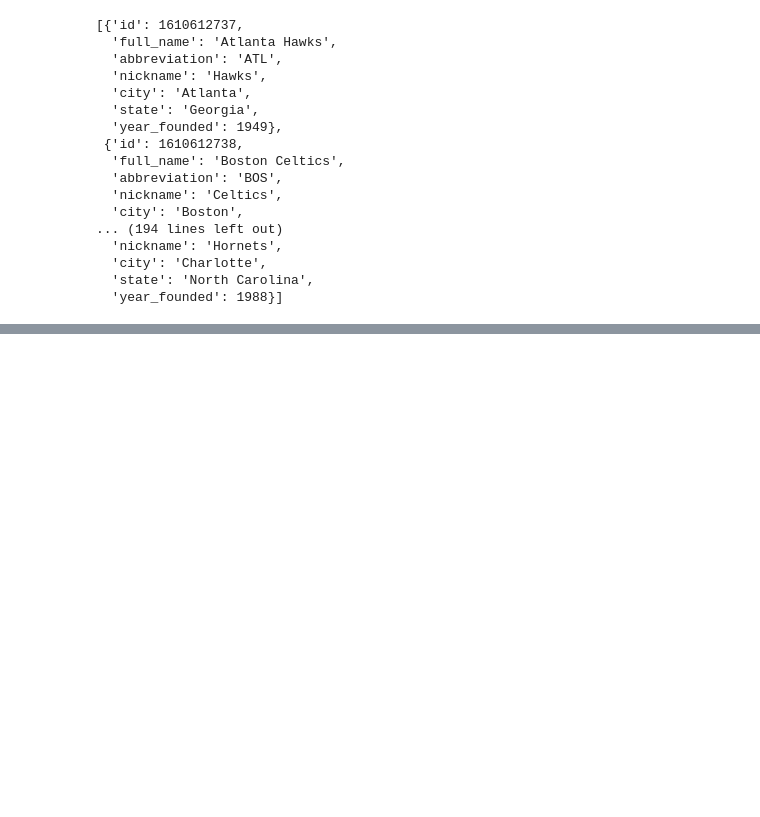
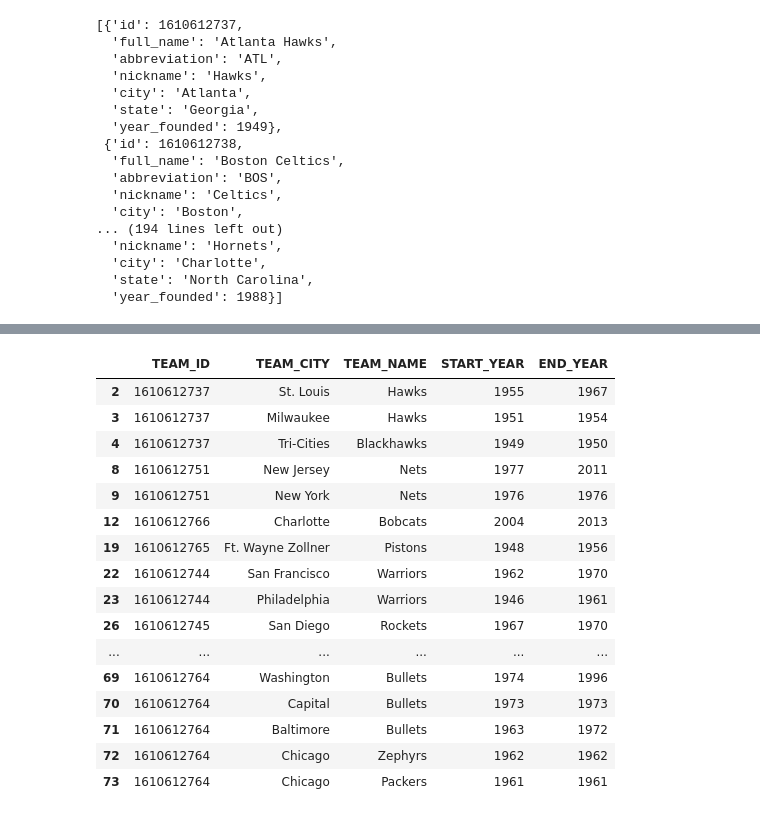
Before and after one commit to arongu321/Basketify_SBX, a Jupyter notebook: test_server/pull_data_scripts/test.ipynb, the cells around one changed output, grey strips where cells are left out. Cells and saved outputs as stored; diff of their text form; code cells hidden in the pictures; blank space fills up the shorter version.

```diff
--- a/test_server/pull_data_scripts/test.ipynb
+++ b/test_server/pull_data_scripts/test.ipynb
@@ -103,0 +75,27 @@ UnboundLocalError: cannot access local variable 'game_finder' where it is not as
+# %%
+# Get full franchise data
+franchise_df = FranchiseHistory().get_data_frames()[0]
+
+# Filter defunct teams (teams with END_YEAR before present)
+defunct_teams = franchise_df[franchise_df['END_YEAR'] != '2024']  # or use current year dynamically
+
+# Display
+defunct_teams[['TEAM_ID', 'TEAM_CITY', 'TEAM_NAME', 'START_YEAR', 'END_YEAR']]
+# %% [output]
+|  | TEAM_ID | TEAM_CITY | TEAM_NAME | START_YEAR | END_YEAR |
+| 2 | 1610612737 | St. Louis | Hawks | 1955 | 1967 |
+| 3 | 1610612737 | Milwaukee | Hawks | 1951 | 1954 |
+| 4 | 1610612737 | Tri-Cities | Blackhawks | 1949 | 1950 |
+| 8 | 1610612751 | New Jersey | Nets | 1977 | 2011 |
+| 9 | 1610612751 | New York | Nets | 1976 | 1976 |
+| 12 | 1610612766 | Charlotte | Bobcats | 2004 | 2013 |
+| 19 | 1610612765 | Ft. Wayne Zollner | Pistons | 1948 | 1956 |
+| 22 | 1610612744 | San Francisco | Warriors | 1962 | 1970 |
+| 23 | 1610612744 | Philadelphia | Warriors | 1946 | 1961 |
+| 26 | 1610612745 | San Diego | Rockets | 1967 | 1970 |
+| ... | ... | ... | ... | ... | ... |
+| 69 | 1610612764 | Washington | Bullets | 1974 | 1996 |
+| 70 | 1610612764 | Capital | Bullets | 1973 | 1973 |
+| 71 | 1610612764 | Baltimore | Bullets | 1963 | 1972 |
+| 72 | 1610612764 | Chicago | Zephyrs | 1962 | 1962 |
+| 73 | 1610612764 | Chicago | Packers | 1961 | 1961 |
```
Also changed, not shown: parts of 7 cells of this notebook, 15 other files.
